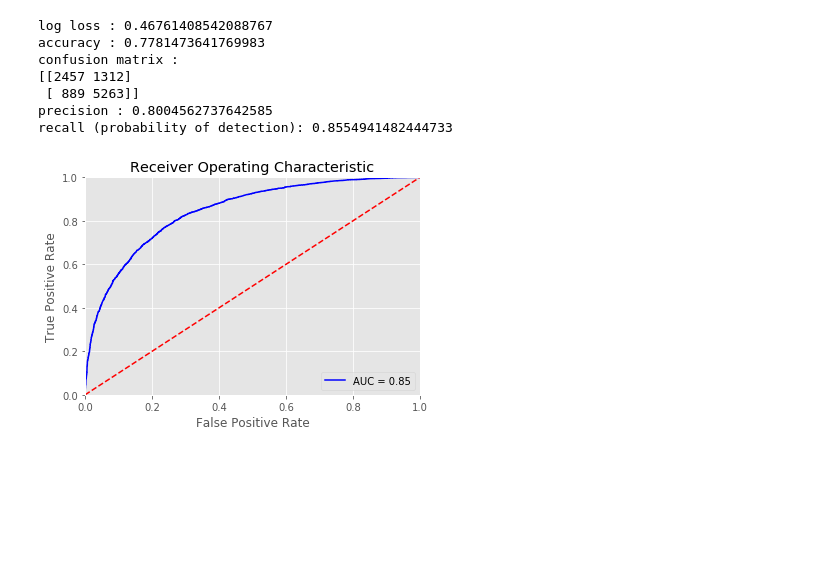
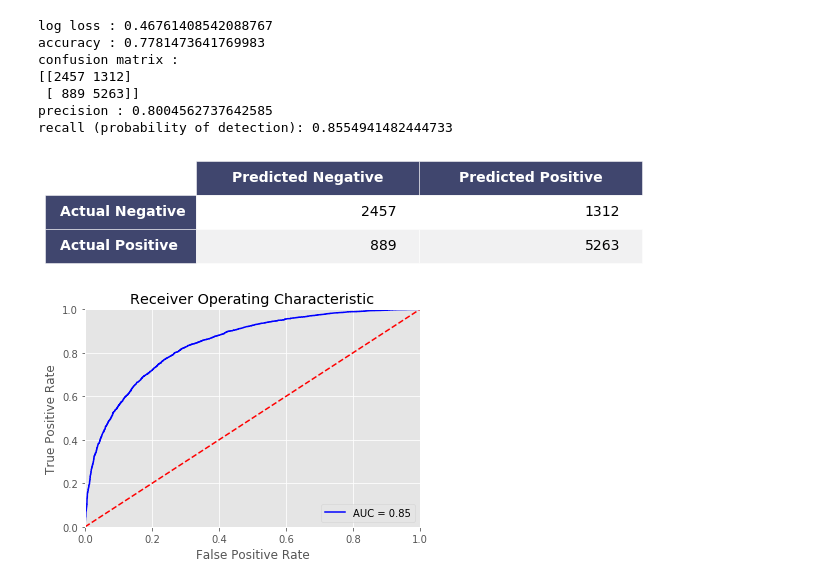
Before and after one commit to mkpetterson/ride-share-churn, a Jupyter notebook: analysis/random_forest.ipynb, the cells around one changed output. Drawn from its saved outputs; the diff is of its cells as text; code cells hidden in the pictures; blank space fills up the shorter version.

```diff
--- a/analysis/random_forest.ipynb
+++ b/analysis/random_forest.ipynb
@@ -280,6 +257,13 @@ confusion matrix :
  [ 889 5263]]
 precision : 0.8004562737642585
 recall (probability of detection): 0.8554941482444733
+# %%
+data=confusion_df(y_test, pred)
+fig, ax = render_mpl_table(data)
+fig.savefig('../img/rf_cm2.png', bbox_inches='tight')
+fig.show()
+# %% [output]
+[figure, added]
 # %%
 np.savetxt('../data/rf_y_hat.txt', preds)
 np.savetxt('../data/rf_y_test.txt', y_test)
```
Also changed, not shown: parts of 14 cells of this notebook, 11 other files.
